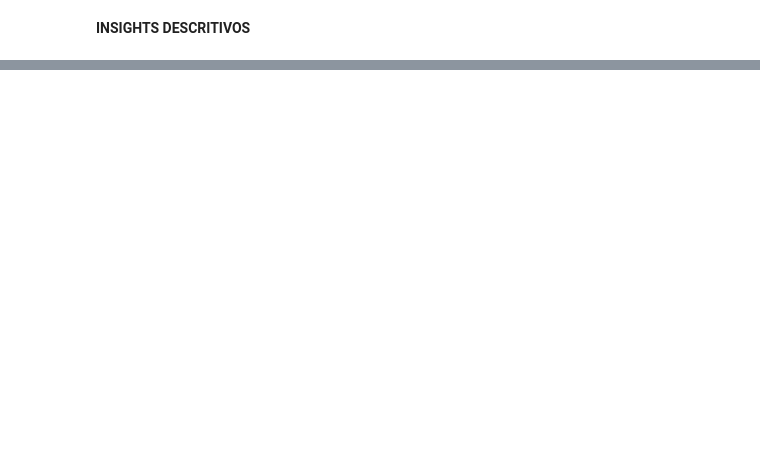
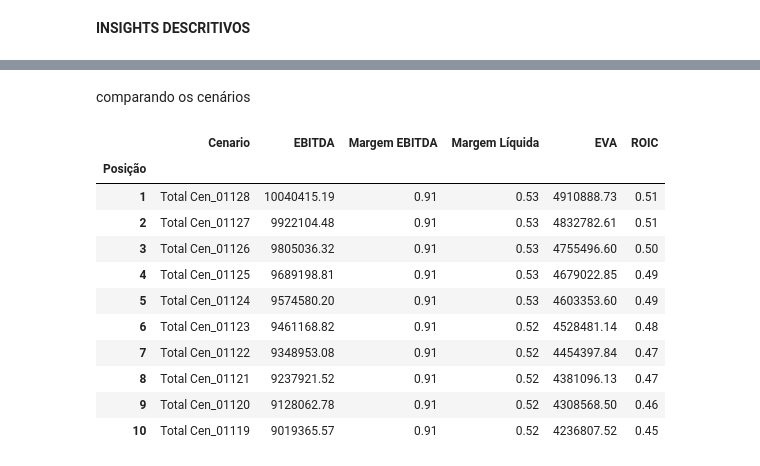
Before and after one commit to 2026-2-NCC4/Projeto1, a Jupyter notebook: notebooks/04_analise.ipynb, the cells around one changed output, grey strips where cells are left out. Cells and saved outputs as stored; diff of their text form; code cells hidden in the pictures; blank space fills up the shorter version.

```diff
--- a/notebooks/04_analise.ipynb
+++ b/notebooks/04_analise.ipynb
@@ -713,0 +736,28 @@ display(df_insights)
+# %% [markdown]
+comparando os cenários
+# %%
+ranking_ebitda_ano11 = (
+    df_indicadores[df_indicadores["Ano"] == "Ano 11"]
+    [["Cenario", "EBITDA", "Margem EBITDA", "Margem Líquida", "EVA", "ROIC"]]
+    .sort_values("EBITDA", ascending=False)
+    .head(10)
+    .reset_index(drop=True)
+)
+
+ranking_ebitda_ano11.index = ranking_ebitda_ano11.index + 1
+ranking_ebitda_ano11.index.name = "Posição"
+
+display(ranking_ebitda_ano11.round(2))
+# %% [output]
+|  | Cenario | EBITDA | Margem EBITDA | Margem Líquida | EVA | ROIC |
+| Posição |  |  |  |  |  |  |
+| 1 | Total Cen_01128 | 10040415.19 | 0.91 | 0.53 | 4910888.73 | 0.51 |
+| 2 | Total Cen_01127 | 9922104.48 | 0.91 | 0.53 | 4832782.61 | 0.51 |
+| 3 | Total Cen_01126 | 9805036.32 | 0.91 | 0.53 | 4755496.60 | 0.50 |
+| 4 | Total Cen_01125 | 9689198.81 | 0.91 | 0.53 | 4679022.85 | 0.49 |
+| 5 | Total Cen_01124 | 9574580.20 | 0.91 | 0.53 | 4603353.60 | 0.49 |
+| 6 | Total Cen_01123 | 9461168.82 | 0.91 | 0.52 | 4528481.14 | 0.48 |
+| 7 | Total Cen_01122 | 9348953.08 | 0.91 | 0.52 | 4454397.84 | 0.47 |
+| 8 | Total Cen_01121 | 9237921.52 | 0.91 | 0.52 | 4381096.13 | 0.47 |
+| 9 | Total Cen_01120 | 9128062.78 | 0.91 | 0.52 | 4308568.50 | 0.46 |
+| 10 | Total Cen_01119 | 9019365.57 | 0.91 | 0.52 | 4236807.52 | 0.45 |
```
Also changed, not shown: parts of 5 cells of this notebook, 1 other file.
